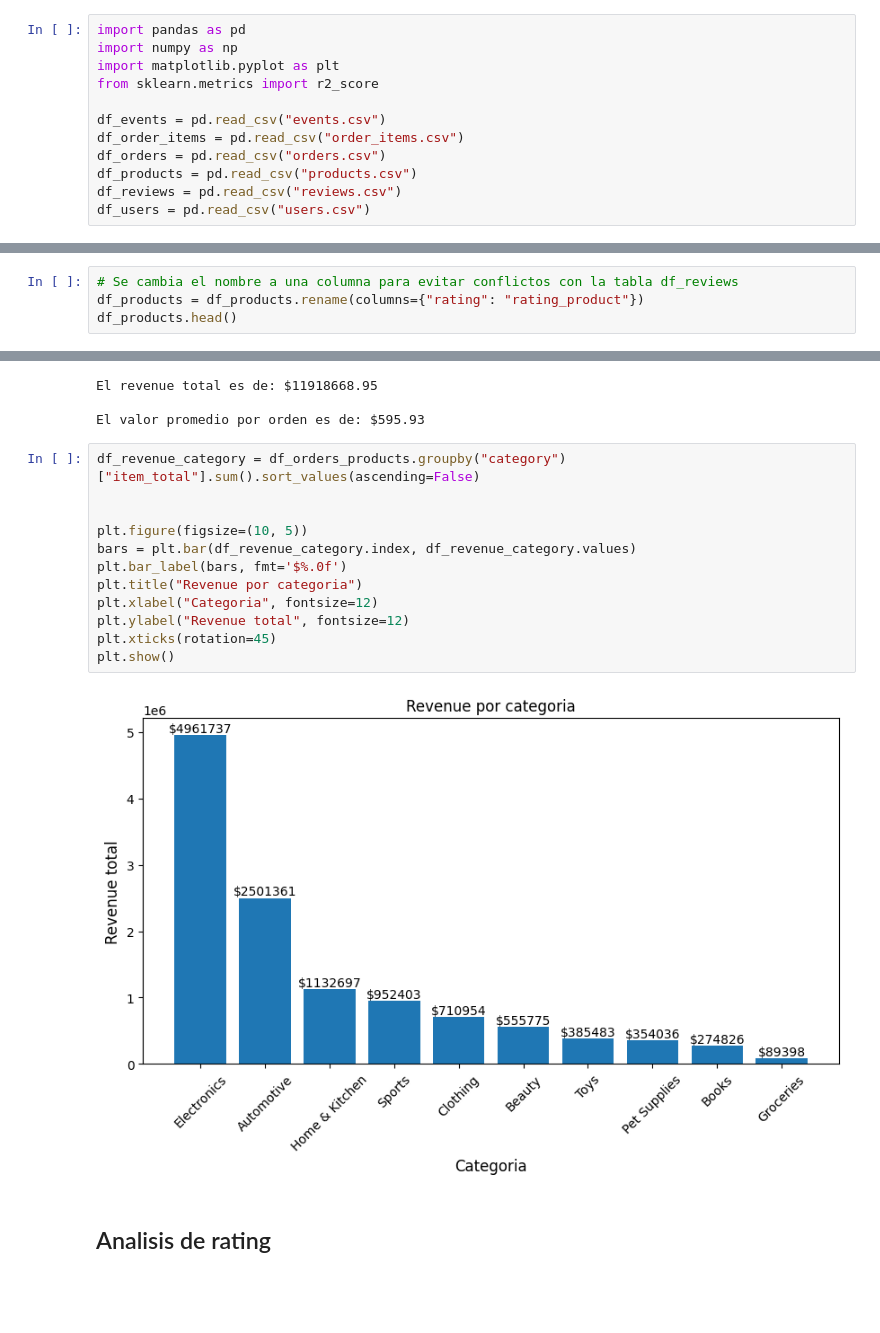
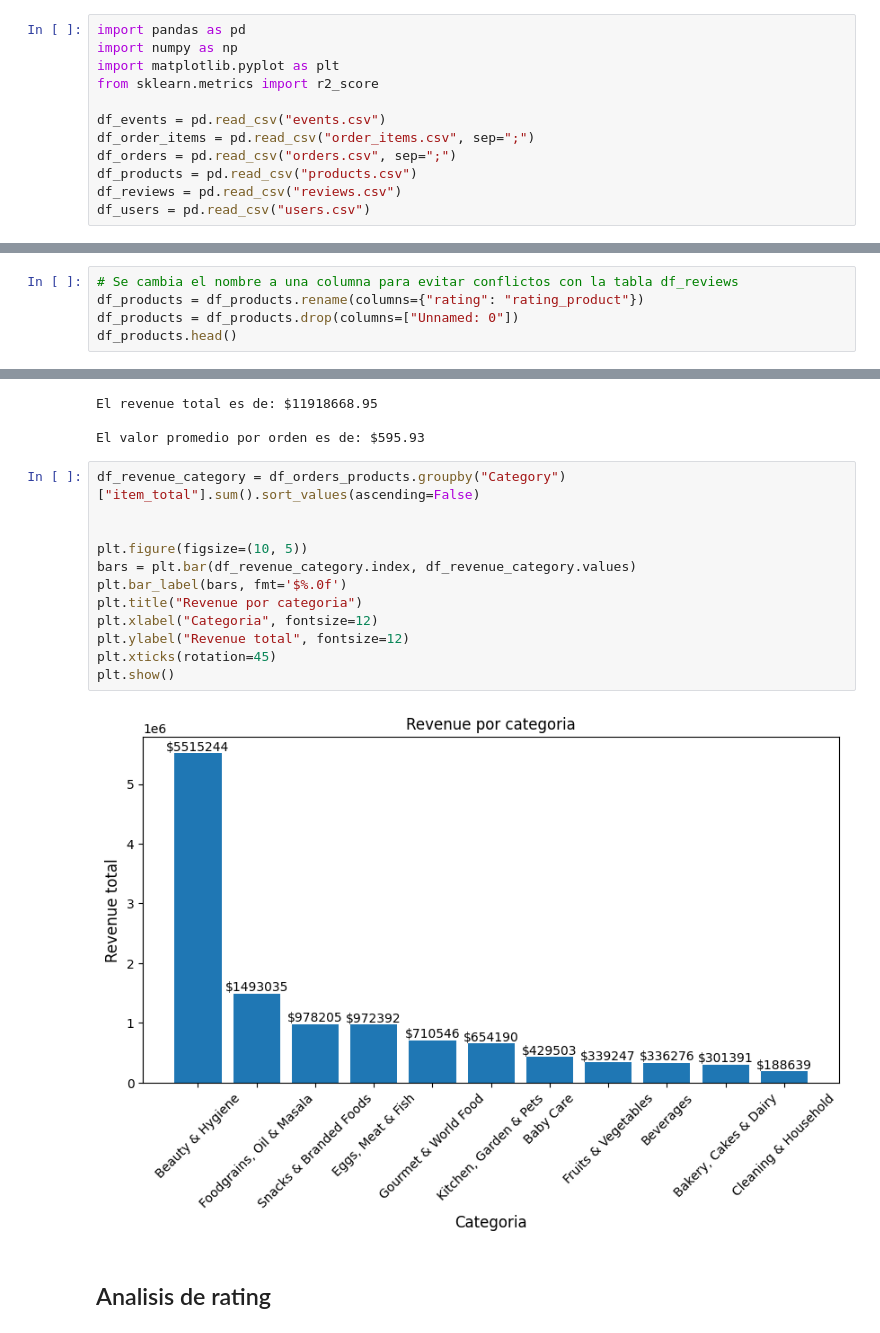
Before and after one commit to IvanFM888/PF-Quantum_Insights, a Jupyter notebook: EDA.ipynb, the cells around one changed output, grey strips where cells are left out. Saved outputs shown, nothing was run; the diff lists cells and outputs as text; blank space fills up the shorter version.

```diff
--- a/EDA.ipynb
+++ b/EDA.ipynb
@@ -7,8 +7,8 @@ import matplotlib.pyplot as plt
 from sklearn.metrics import r2_score
 
 df_events = pd.read_csv("events.csv")
-df_order_items = pd.read_csv("order_items.csv")
-df_orders = pd.read_csv("orders.csv")
+df_order_items = pd.read_csv("order_items.csv", sep=";")
+df_orders = pd.read_csv("orders.csv", sep=";")
 df_products = pd.read_csv("products.csv")
 df_reviews = pd.read_csv("reviews.csv")
 df_users = pd.read_csv("users.csv")
@@ -42,5 +42,6 @@ df_orders.head()
 # %%
 # Se cambia el nombre a una columna para evitar conflictos con la tabla df_reviews
 df_products = df_products.rename(columns={"rating": "rating_product"})
+df_products = df_products.drop(columns=["Unnamed: 0"])
 df_products.head()
 # %% [output]
@@ -335,19 +336,19 @@ El revenue total es de: $11918668.95
 
 El valor promedio por orden es de: $595.93
 # %%
-df_revenue_category = df_orders_products.groupby("category")["item_total"].sum().sort_values(ascending=False)
+df_revenue_category = df_orders_products.groupby("Category")["item_total"].sum().sort_values(ascending=False)
 
 
 plt.figure(figsize=(10, 5))
 bars = plt.bar(df_revenue_category.index, df_revenue_category.values)
 plt.bar_label(bars, fmt='$%.0f')
 plt.title("Revenue por categoria")
 plt.xlabel("Categoria", fontsize=12)
 plt.ylabel("Revenue total", fontsize=12)
 plt.xticks(rotation=45)
 plt.show()
 # %% [output]
-[figure, old version]
+[figure, new version]
 # %% [markdown]
 ## Analisis de rating
 # %%
```
Also changed, not shown: parts of 15 cells of this notebook, 3 other files.
